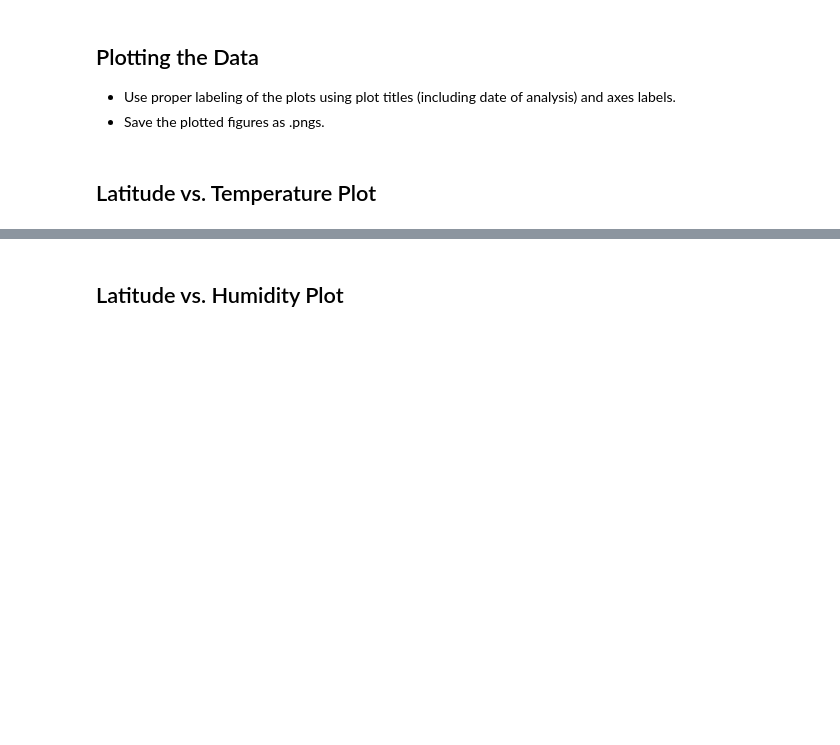
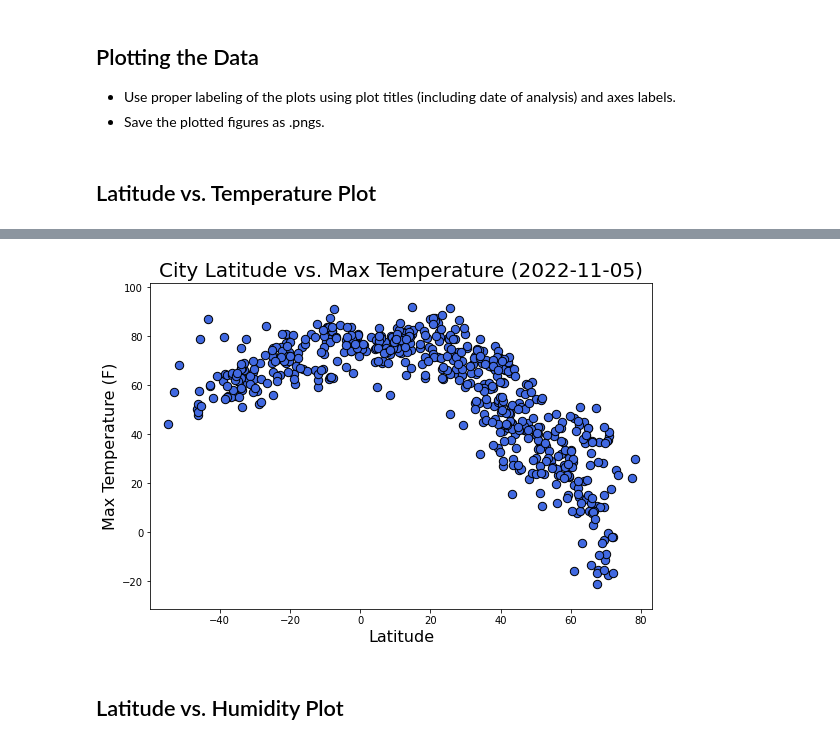
Before and after one commit to Shorleyshor/python-api-challenge, a Jupyter notebook: starter_code/WeatherPy.ipynb, the cells around one changed output, grey strips where cells are left out. Saved outputs shown, nothing was run; the diff lists cells and outputs as text; code cells hidden in the pictures; blank space fills up the shorter version.

Commit message:
all charts created with analysis included for the norther and southern hemisphere

```diff
--- a/starter_code/WeatherPy.ipynb
+++ b/starter_code/WeatherPy.ipynb
@@ -216,2 +188,25 @@ Int64Index([], dtype='int64')
+# %%
+# Build a scatter plot for all cities vs max. temp.:
+plt.figure(figsize=(9,6))
+plt.scatter(weather_data['Lat'], weather_data['Max Temp (F)'], marker='o', edgecolors='black', color='royalblue',  s=[70])
+
+# Incorporate the other graph properties:
+plt.title('City Latitude vs. Max Temperature ' + '(' + str(pd.datetime.now().date()) + ')', fontsize=20)
+plt.ylabel('Max Temperature (F)', fontsize=16, color='black')
+plt.xlabel('Latitude', fontsize=16, color='black')
+
+# Set the limits of the y axis:
+plt.ylim(min(weather_data['Max Temp (F)'])-10, max(weather_data['Max Temp (F)'])+10)
+
+# Set the limits of the x axis:
+plt.xlim(min(weather_data['Lat'])-5, max(weather_data['Lat'])+5)
+
+# Save the figure:
+plt.savefig('Images/City Latitude vs. MaxTemp.png')
+
+# Show plot:
+plt.show()
+# %% [output]
+[figure, added]
 # %% [markdown]
 ## Latitude vs. Humidity Plot
```
Also changed, not shown: parts of 28 cells of this notebook, 16 other files.
